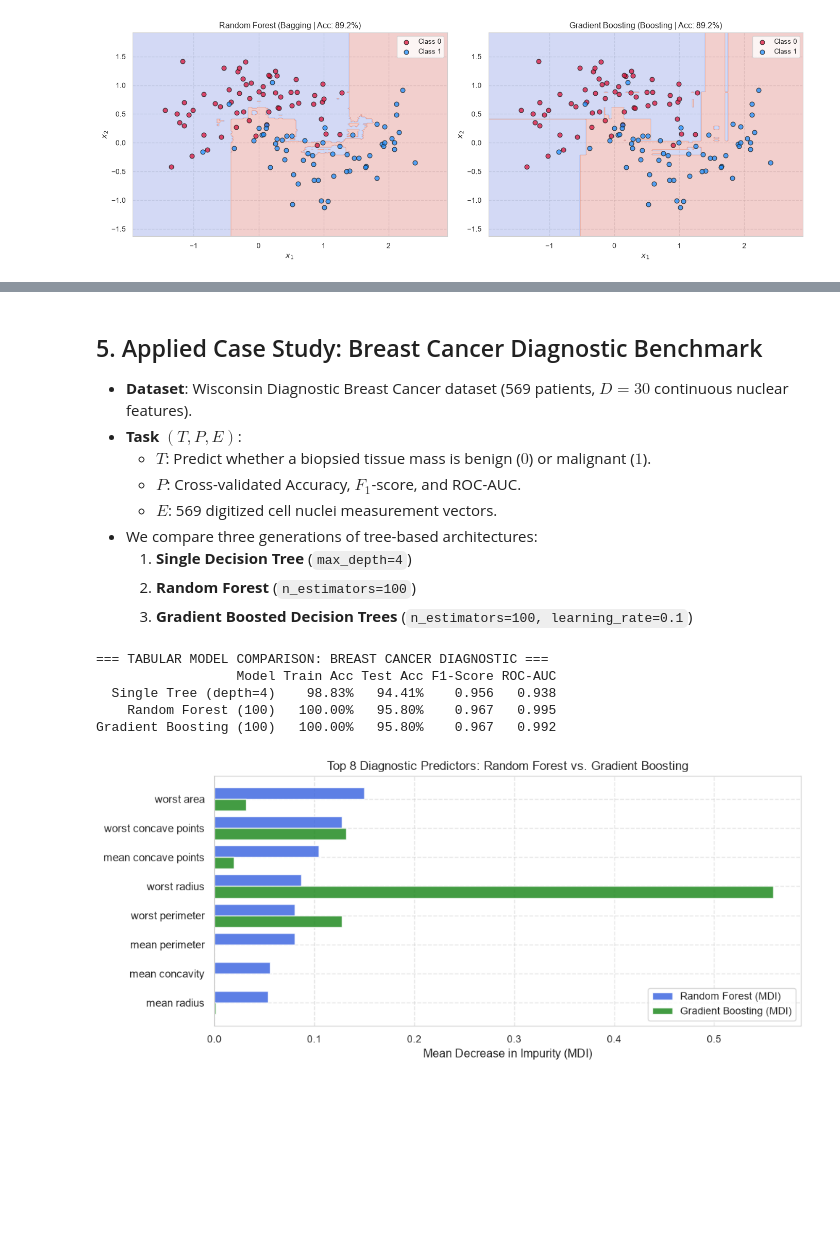
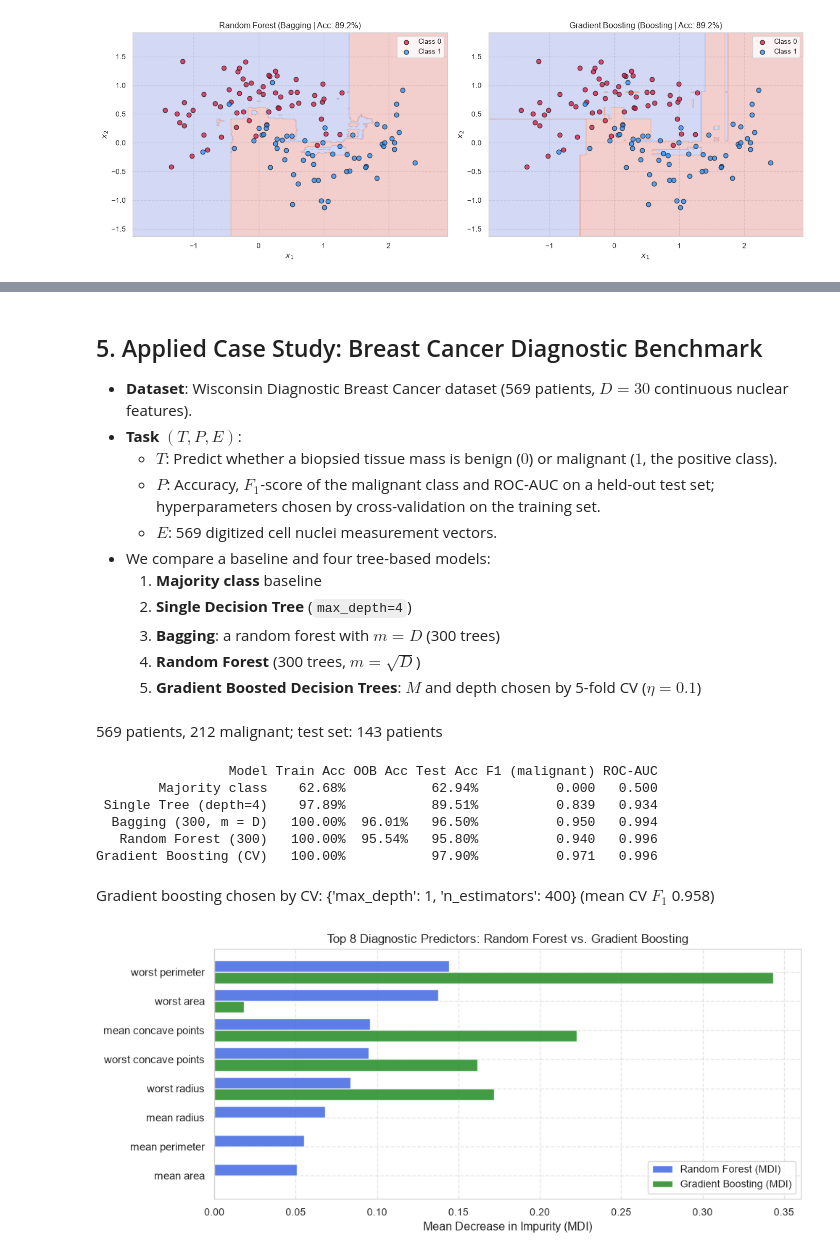
Before and after one commit to konstantin-schekotihin/dl_course, a Jupyter notebook: AI-ML/05_ensembles.ipynb, the cells around one changed output, grey strips where cells are left out. Drawn from its saved outputs; the diff is of its cells as text; code cells hidden in the pictures; blank space fills up the shorter version.

```diff
--- a/AI-ML/05_ensembles.ipynb
+++ b/AI-ML/05_ensembles.ipynb
@@ -220,65 +376,76 @@ plt.show()
 
 - **Dataset**: Wisconsin Diagnostic Breast Cancer dataset (569 patients, $D=30$ continuous nuclear features).
 - **Task $(T, P, E)$**:
-  - $T$: Predict whether a biopsied tissue mass is benign ($0$) or malignant ($1$).
-  - $P$: Cross-validated Accuracy, $F_1$-score, and ROC-AUC.
+  - $T$: Predict whether a biopsied tissue mass is benign ($0$) or malignant ($1$, the positive class).
+  - $P$: Accuracy, $F_1$-score of the malignant class and ROC-AUC on a held-out test set; hyperparameters chosen by cross-validation on the training set.
   - $E$: 569 digitized cell nuclei measurement vectors.
-- We compare three generations of tree-based architectures:
-  1. **Single Decision Tree** (`max_depth=4`)
-  2. **Random Forest** (`n_estimators=100`)
-  3. **Gradient Boosted Decision Trees** (`n_estimators=100, learning_rate=0.1`)
+- We compare a baseline and four tree-based models:
+  1. **Majority class** baseline
+  2. **Single Decision Tree** (`max_depth=4`)
+  3. **Bagging**: a random forest with $m = D$ (300 trees)
+  4. **Random Forest** (300 trees, $m = \sqrt{D}$)
+  5. **Gradient Boosted Decision Trees**: $M$ and depth chosen by 5-fold CV ($\eta = 0.1$)
+# %%
+# Load breast cancer dataset; scikit-learn codes 0 = malignant, 1 = benign, we use 1 = malignant (positive class)
+cancer = load_breast_cancer()
+X_c, y_c = cancer.data, 1 - cancer.target
+X_c_tr, X_c_te, y_c_tr, y_c_te = train_test_split(X_c, y_c, test_size=0.25, random_state=42, stratify=y_c)
+display(Markdown(f"{len(y_c)} patients, {y_c.sum()} malignant; test set: {len(y_c_te)} patients"))
+
+gb_search = GridSearchCV(GradientBoostingClassifier(learning_rate=0.1, random_state=42),
+                         {"n_estimators": [25, 50, 100, 200, 400], "max_depth": [1, 2, 3]},
+                         cv=StratifiedKFold(n_splits=5, shuffle=True, random_state=42), scoring="f1")
+models = {
+    "Majority class": DummyClassifier(strategy="most_frequent"),
+    "Single Tree (depth=4)": DecisionTreeClassifier(max_depth=4, random_state=42),
+    "Bagging (300, m = D)": RandomForestClassifier(n_estimators=300, max_features=None, oob_score=True, random_state=42),
+    "Random Forest (300)": RandomForestClassifier(n_estimators=300, oob_score=True, random_state=42),
+    "Gradient Boosting (CV)": gb_search,
+}
+# %% [output]
+569 patients, 212 malignant; test set: 143 patients
 # %%
-# Load breast cancer dataset
-cancer = load_breast_cancer()
-X_c, y_c = cancer.data, cancer.target
-X_c_tr, X_c_te, y_c_tr, y_c_te = train_test_split(X_c, y_c, test_size=0.25, random_state=42, stratify=y_c)
-
-models = {
-    "Single Tree (depth=4)": DecisionTreeClassifier(max_depth=4, random_state=42),
-    "Random Forest (100)": RandomForestClassifier(n_estimators=100, oob_score=True, random_state=42),
-    "Gradient Boosting (100)": GradientBoostingClassifier(n_estimators=100, learning_rate=0.1, max_depth=3, random_state=42)
-}
-
 records = []
 for name, m in models.items():
-    m.fit(X_c_tr, y_c_tr)
+    m.fit(X_c_tr, y_c_tr)                                  # model selection (CV) happens inside the training data only
     preds = m.predict(X_c_te)
     probs = m.predict_proba(X_c_te)[:, 1]
     records.append({
         "Model": name,
         "Train Acc": f"{m.score(X_c_tr, y_c_tr):.2%}",
+        "OOB Acc": f"{m.oob_score_:.2%}" if hasattr(m, "oob_score_") else "",
         "Test Acc": f"{mt.accuracy_score(y_c_te, preds):.2%}",
-        "F1-Score": f"{mt.f1_score(y_c_te, preds):.3f}",
-        "ROC-AUC": f"{mt.roc_auc_score(y_c_te, probs):.3f}"
+        "F1 (malignant)": f"{mt.f1_score(y_c_te, preds, zero_division=0):.3f}",
+        "ROC-AUC": f"{mt.roc_auc_score(y_c_te, probs):.3f}",
     })
-
-df_results = pd.DataFrame(records)
-print("=== TABULAR MODEL COMPARISON: BREAST CANCER DIAGNOSTIC ===")
-print(df_results.to_string(index=False))
+print(pd.DataFrame(records).to_string(index=False))
+display(Markdown(f"Gradient boosting chosen by CV: {gb_search.best_params_} (mean CV $F_1$ {gb_search.best_score_:.3f})"))
 # %% [output]
-=== TABULAR MODEL COMPARISON: BREAST CANCER DIAGNOSTIC ===
-                  Model Train Acc Test Acc F1-Score ROC-AUC
-  Single Tree (depth=4)    98.83%   94.41%    0.956   0.938
-    Random Forest (100)   100.00%   95.80%    0.967   0.995
-Gradient Boosting (100)   100.00%   95.80%    0.967   0.992
+                 Model Train Acc OOB Acc Test Acc F1 (malignant) ROC-AUC
+        Majority class    62.68%           62.94%          0.000   0.500
+ Single Tree (depth=4)    97.89%           89.51%          0.839   0.934
+  Bagging (300, m = D)   100.00%  96.01%   96.50%          0.950   0.994
+   Random Forest (300)   100.00%  95.54%   95.80%          0.940   0.996
+Gradient Boosting (CV)   100.00%           97.90%          0.971   0.996
+Gradient boosting chosen by CV: {'max_depth': 1, 'n_estimators': 400} (mean CV $F_1$ 0.958)
 # %%
-# Compare top 8 feature importances (MDI) across Random Forest and Gradient Boosting
-m_rf = models["Random Forest (100)"]
-m_gb = models["Gradient Boosting (100)"]
+# Compare top 8 feature importances (MDI, shares of the total impurity decrease) of Random Forest and Gradient Boosting
+m_rf = models["Random Forest (300)"]
+m_gb = gb_search.best_estimator_
 
 top_idx = np.argsort(m_rf.feature_importances_)[::-1][:8]
 top_features = cancer.feature_names[top_idx]
 
 hp.plot_feature_importances(
     top_features,
     {
         "Random Forest (MDI)": m_rf.feature_importances_[top_idx],
         "Gradient Boosting (MDI)": m_gb.feature_importances_[top_idx],
     },
     title="Top 8 Diagnostic Predictors: Random Forest vs. Gradient Boosting",
 )
 # %% [output]
-[figure, old version]
+[figure, new version]
 # %% [markdown]
 ## 6. Experiment Tracking with Weights & Biases (W&B)
 
```
Also changed, not shown: parts of 29 cells of this notebook.
